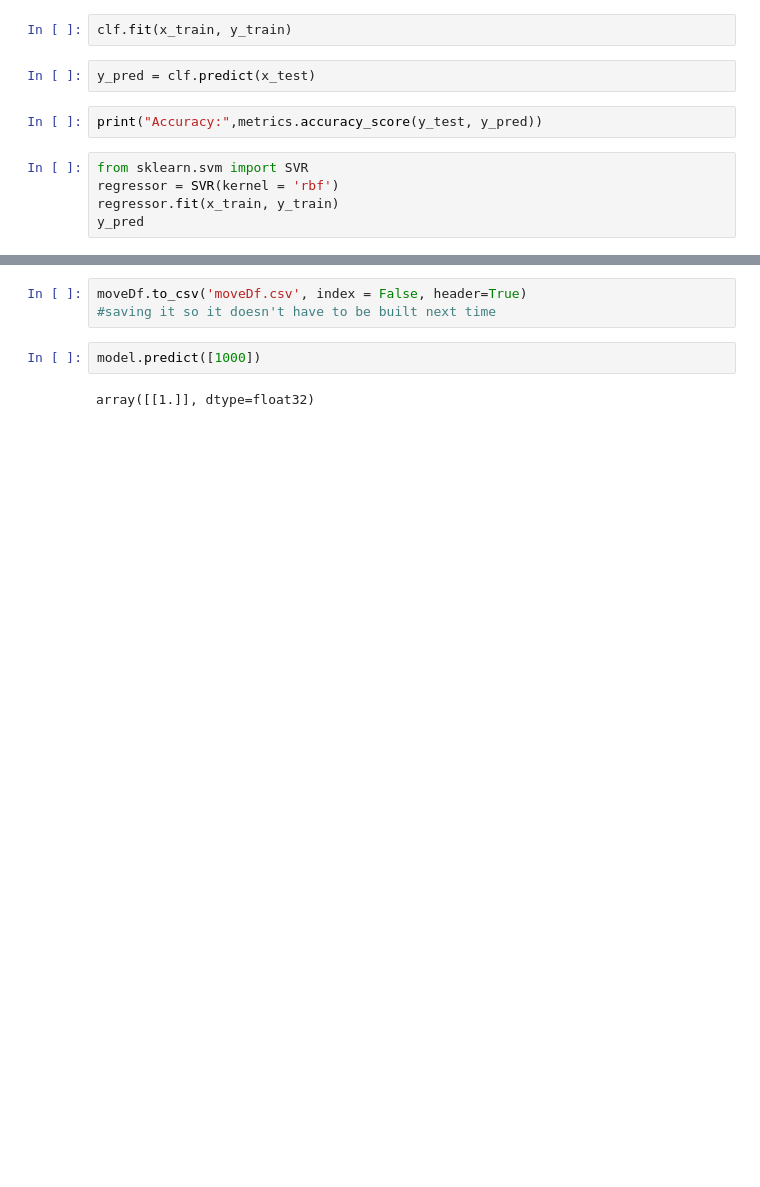
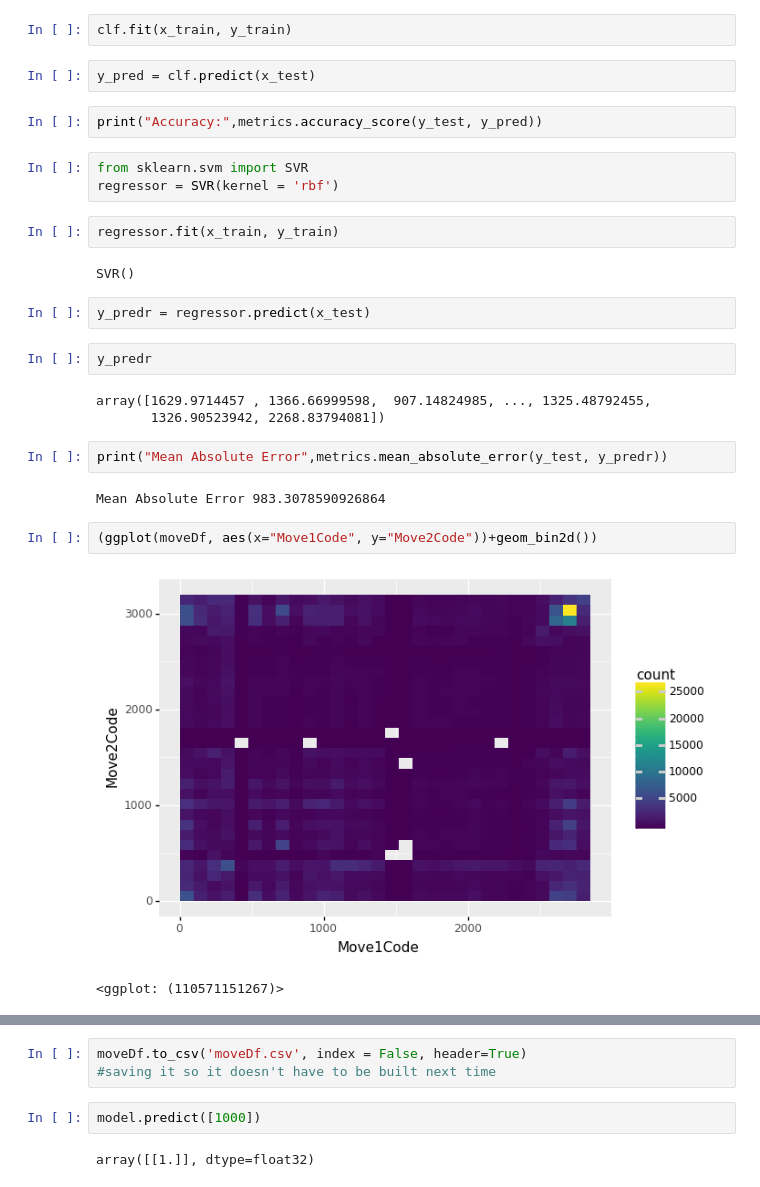
Before and after one commit to AaronShabanian/chessAnalysis, a Jupyter notebook: ChessAnalysis.ipynb, the cells around one changed output, grey strips where cells are left out. Drawn from its saved outputs; the diff is of its cells as text; blank space fills up the shorter version.

```diff
--- a/ChessAnalysis.ipynb
+++ b/ChessAnalysis.ipynb
@@ -209,7 +217,25 @@ print("Accuracy:",metrics.accuracy_score(y_test, y_pred))
 # %%
 from sklearn.svm import SVR
 regressor = SVR(kernel = 'rbf')
-regressor.fit(x_train, y_train)
-y_pred
+# %%
+regressor.fit(x_train, y_train)
+# %% [output]
+SVR()
+# %%
+y_predr = regressor.predict(x_test)
+# %%
+y_predr
+# %% [output]
+array([1629.9714457 , 1366.66999598,  907.14824985, ..., 1325.48792455,
+       1326.90523942, 2268.83794081])
+# %%
+print("Mean Absolute Error",metrics.mean_absolute_error(y_test, y_predr))
+# %% [output]
+Mean Absolute Error 983.3078590926864
+# %%
+(ggplot(moveDf, aes(x="Move1Code", y="Move2Code"))+geom_bin2d())
+# %% [output]
+[figure, added]
+<ggplot: (110571151267)>
 # %%
 model=models.Sequential()
```
Also changed, not shown: parts of 4 cells of this notebook.
